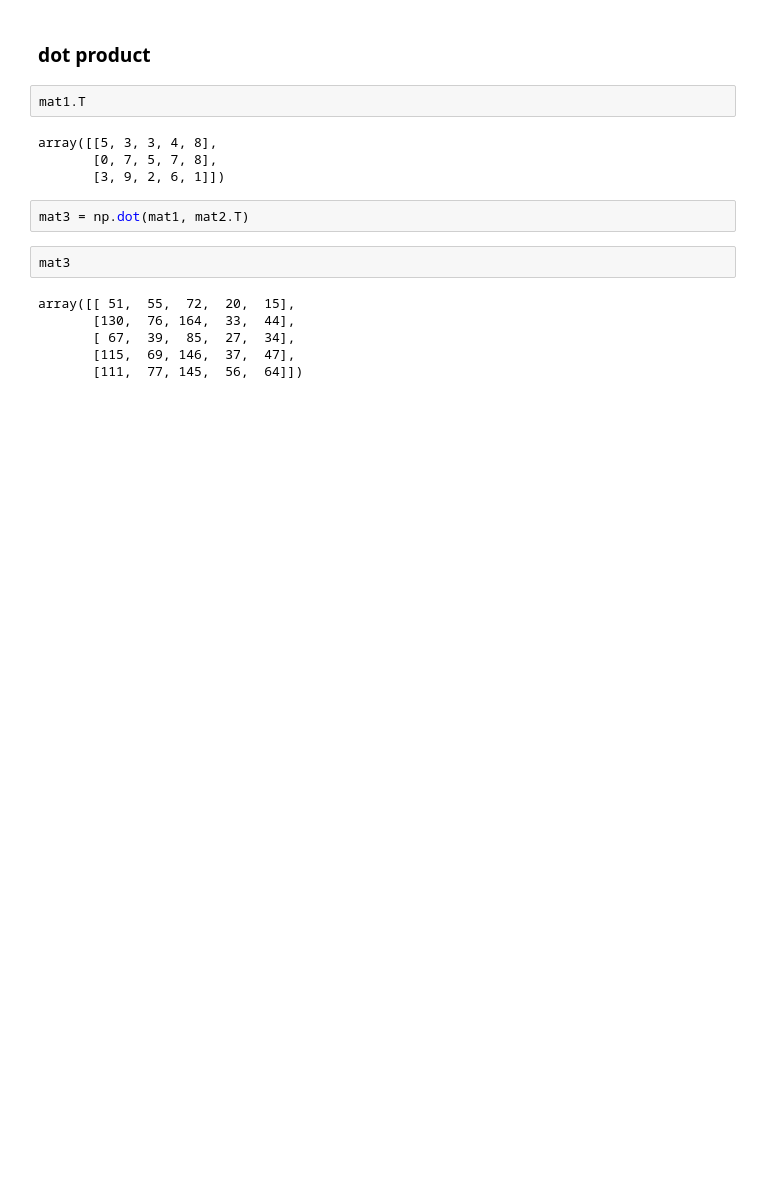
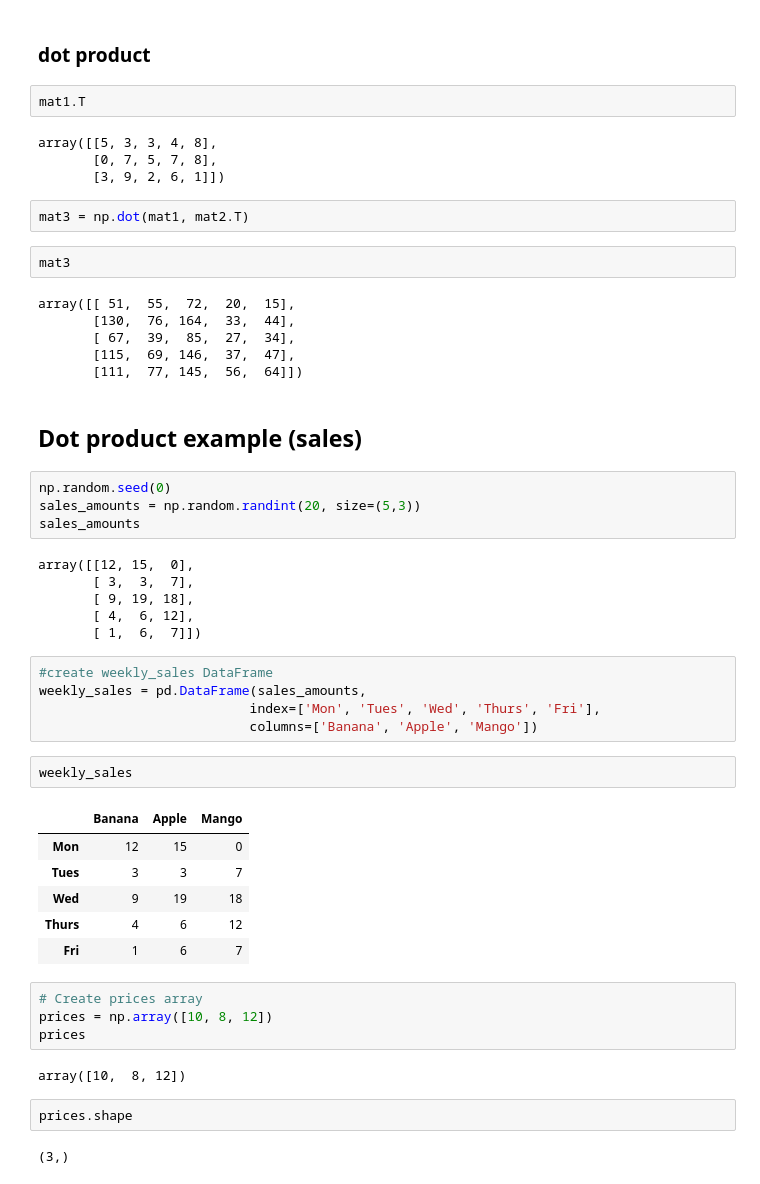
Before and after one commit to Archi657/A.I.-Machine-Learning-Data-Science-Learning, a Jupyter notebook: UdemyCourse/NumPy/Numpy-lesson.ipynb, the cells around one changed output. Cells and saved outputs as stored; diff of their text form; blank space fills up the shorter version.

```diff
--- a/UdemyCourse/NumPy/Numpy-lesson.ipynb
+++ b/UdemyCourse/NumPy/Numpy-lesson.ipynb
@@ -241,3 +242,39 @@ array([[ 51,  55,  72,  20,  15],
        [ 67,  39,  85,  27,  34],
        [115,  69, 146,  37,  47],
        [111,  77, 145,  56,  64]])
+# %% [markdown]
+## Dot product example (sales)
+# %%
+np.random.seed(0)
+sales_amounts = np.random.randint(20, size=(5,3))
+sales_amounts
+# %% [output]
+array([[12, 15,  0],
+       [ 3,  3,  7],
+       [ 9, 19, 18],
+       [ 4,  6, 12],
+       [ 1,  6,  7]])
+# %%
+#create weekly_sales DataFrame
+weekly_sales = pd.DataFrame(sales_amounts,
+                           index=['Mon', 'Tues', 'Wed', 'Thurs', 'Fri'],
+                           columns=['Banana', 'Apple', 'Mango'])
+# %%
+weekly_sales
+# %% [output]
+|  | Banana | Apple | Mango |
+| Mon | 12 | 15 | 0 |
+| Tues | 3 | 3 | 7 |
+| Wed | 9 | 19 | 18 |
+| Thurs | 4 | 6 | 12 |
+| Fri | 1 | 6 | 7 |
+# %%
+# Create prices array
+prices = np.array([10, 8, 12])
+prices
+# %% [output]
+array([10,  8, 12])
+# %%
+prices.shape
+# %% [output]
+(3,)
```
Also changed, not shown: parts of 18 cells of this notebook, 3 other files.
